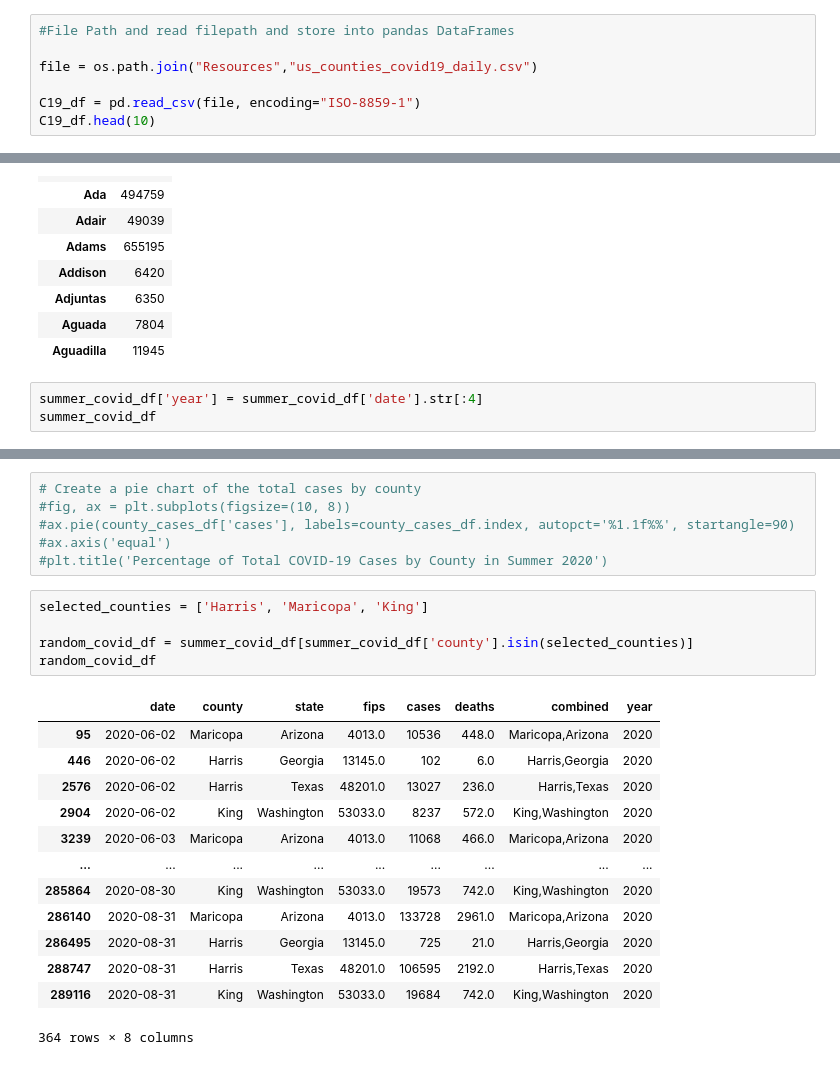
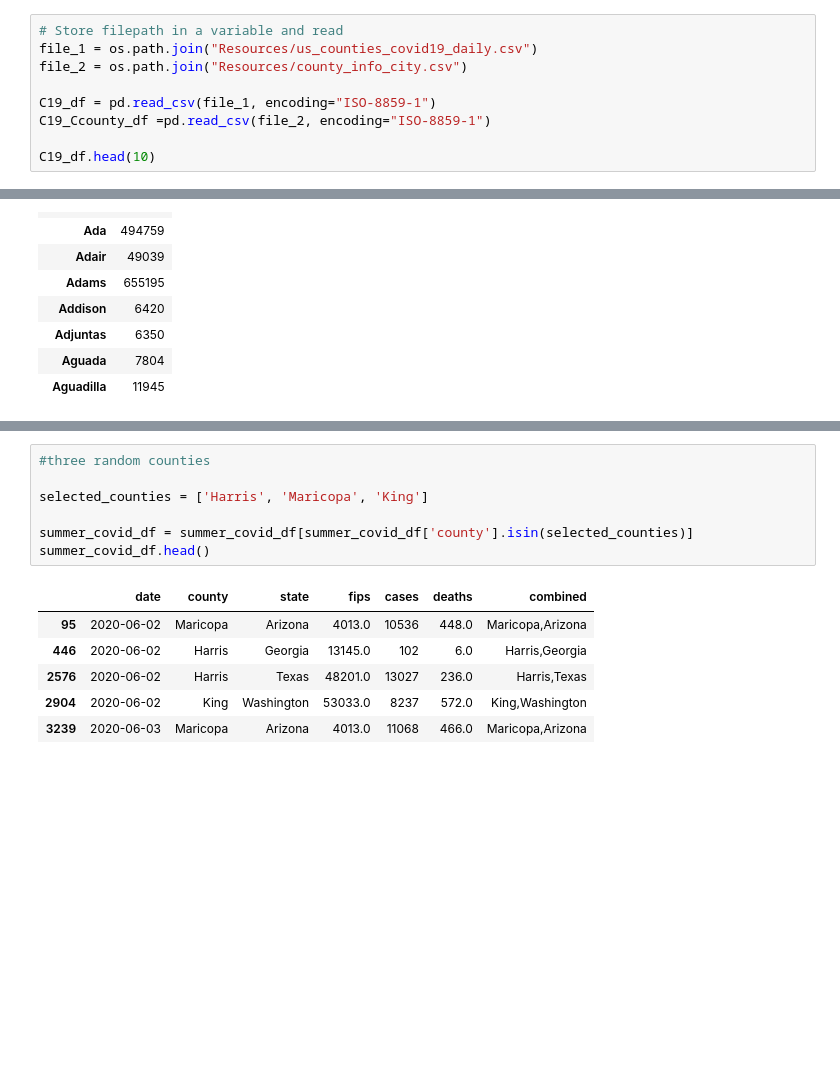
Before and after one commit to ryankracaw/project-one, a Jupyter notebook: Summer.ipynb, the cells around one changed output, grey strips where cells are left out. Drawn from its saved outputs; the diff is of its cells as text; blank space fills up the shorter version.

```diff
--- a/Summer.ipynb
+++ b/Summer.ipynb
@@ -24,11 +22,13 @@ from api_keys_2 import geoapify_key
 import warnings
 warnings.filterwarnings("ignore")
 # %%
-#File Path and read filepath and store into pandas DataFrames
+# Store filepath in a variable and read
+file_1 = os.path.join("Resources/us_counties_covid19_daily.csv")
+file_2 = os.path.join("Resources/county_info_city.csv")
 
-file = os.path.join("Resources","us_counties_covid19_daily.csv")
+C19_df = pd.read_csv(file_1, encoding="ISO-8859-1")
+C19_Ccounty_df =pd.read_csv(file_2, encoding="ISO-8859-1")
 
-C19_df = pd.read_csv(file, encoding="ISO-8859-1")
 C19_df.head(10)
 # %% [output]
 |  | date | county | state | fips | cases | deaths |
@@ -105,6 +118,3 @@ county_cases_df.head(10)
 | Adjuntas | 6350 |
 | Aguada | 7804 |
 | Aguadilla | 11945 |
-# %%
-summer_covid_df['year'] = summer_covid_df['date'].str[:4]
-summer_covid_df
@@ -198,27 +143,16 @@ RuntimeError: Optimal parameters not found: Number of calls to function has reac
-# %%
-# Create a pie chart of the total cases by county
-#fig, ax = plt.subplots(figsize=(10, 8))
-#ax.pie(county_cases_df['cases'], labels=county_cases_df.index, autopct='%1.1f%%', startangle=90)
-#ax.axis('equal')
-#plt.title('Percentage of Total COVID-19 Cases by County in Summer 2020')
 # %%
+#three random counties
+
 selected_counties = ['Harris', 'Maricopa', 'King']
 
-random_covid_df = summer_covid_df[summer_covid_df['county'].isin(selected_counties)]
-random_covid_df
+summer_covid_df = summer_covid_df[summer_covid_df['county'].isin(selected_counties)]
+summer_covid_df.head()
 # %% [output]
-|  | date | county | state | fips | cases | deaths | combined | year |
-| 95 | 2020-06-02 | Maricopa | Arizona | 4013.0 | 10536 | 448.0 | Maricopa,Arizona | 2020 |
-| 446 | 2020-06-02 | Harris | Georgia | 13145.0 | 102 | 6.0 | Harris,Georgia | 2020 |
-| 2576 | 2020-06-02 | Harris | Texas | 48201.0 | 13027 | 236.0 | Harris,Texas | 2020 |
-| 2904 | 2020-06-02 | King | Washington | 53033.0 | 8237 | 572.0 | King,Washington | 2020 |
-| 3239 | 2020-06-03 | Maricopa | Arizona | 4013.0 | 11068 | 466.0 | Maricopa,Arizona | 2020 |
-| ... | ... | ... | ... | ... | ... | ... | ... | ... |
-| 285864 | 2020-08-30 | King | Washington | 53033.0 | 19573 | 742.0 | King,Washington | 2020 |
-| 286140 | 2020-08-31 | Maricopa | Arizona | 4013.0 | 133728 | 2961.0 | Maricopa,Arizona | 2020 |
-| 286495 | 2020-08-31 | Harris | Georgia | 13145.0 | 725 | 21.0 | Harris,Georgia | 2020 |
-| 288747 | 2020-08-31 | Harris | Texas | 48201.0 | 106595 | 2192.0 | Harris,Texas | 2020 |
-| 289116 | 2020-08-31 | King | Washington | 53033.0 | 19684 | 742.0 | King,Washington | 2020 |
+|  | date | county | state | fips | cases | deaths | combined |
+| 95 | 2020-06-02 | Maricopa | Arizona | 4013.0 | 10536 | 448.0 | Maricopa,Arizona |
+| 446 | 2020-06-02 | Harris | Georgia | 13145.0 | 102 | 6.0 | Harris,Georgia |
+| 2576 | 2020-06-02 | Harris | Texas | 48201.0 | 13027 | 236.0 | Harris,Texas |
+| 2904 | 2020-06-02 | King | Washington | 53033.0 | 8237 | 572.0 | King,Washington |
+| 3239 | 2020-06-03 | Maricopa | Arizona | 4013.0 | 11068 | 466.0 | Maricopa,Arizona |
-364 rows × 8 columns
 # %%
 #Create bar graph of top COVID-19 cases in the selected Random Cities for summer
```
Also changed, not shown: parts of 21 cells of this notebook.
